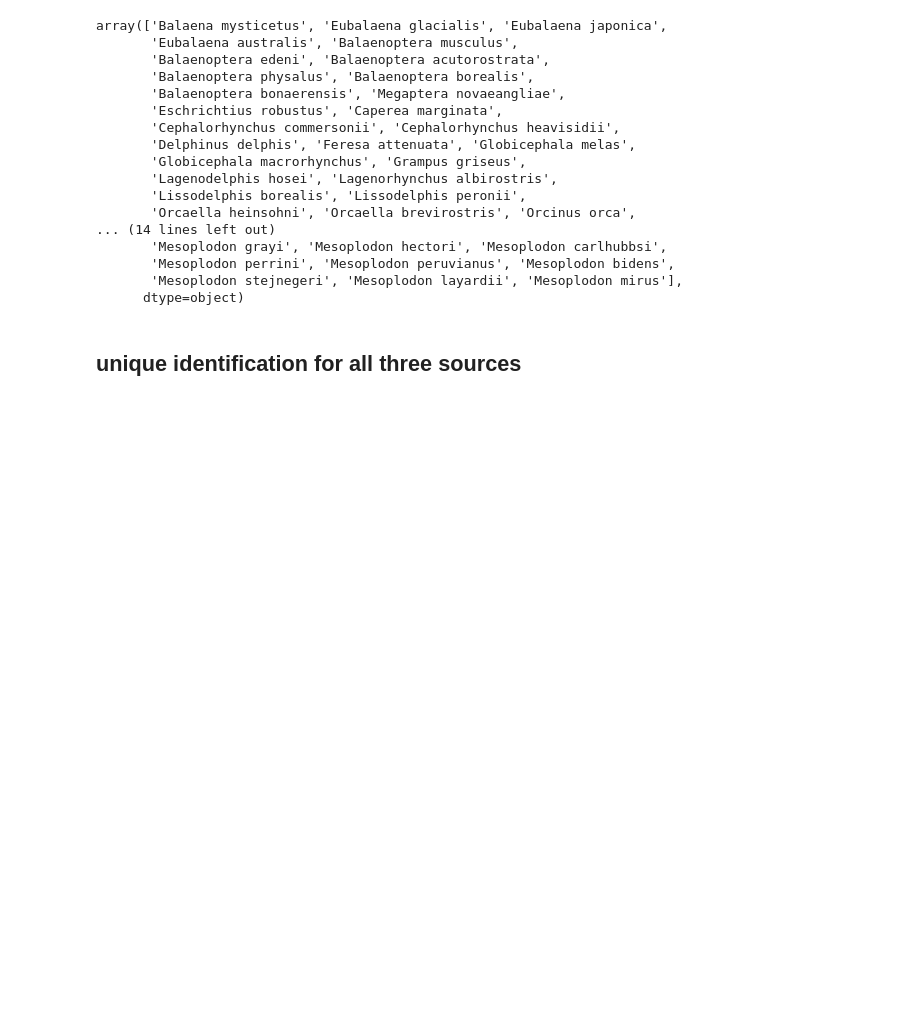
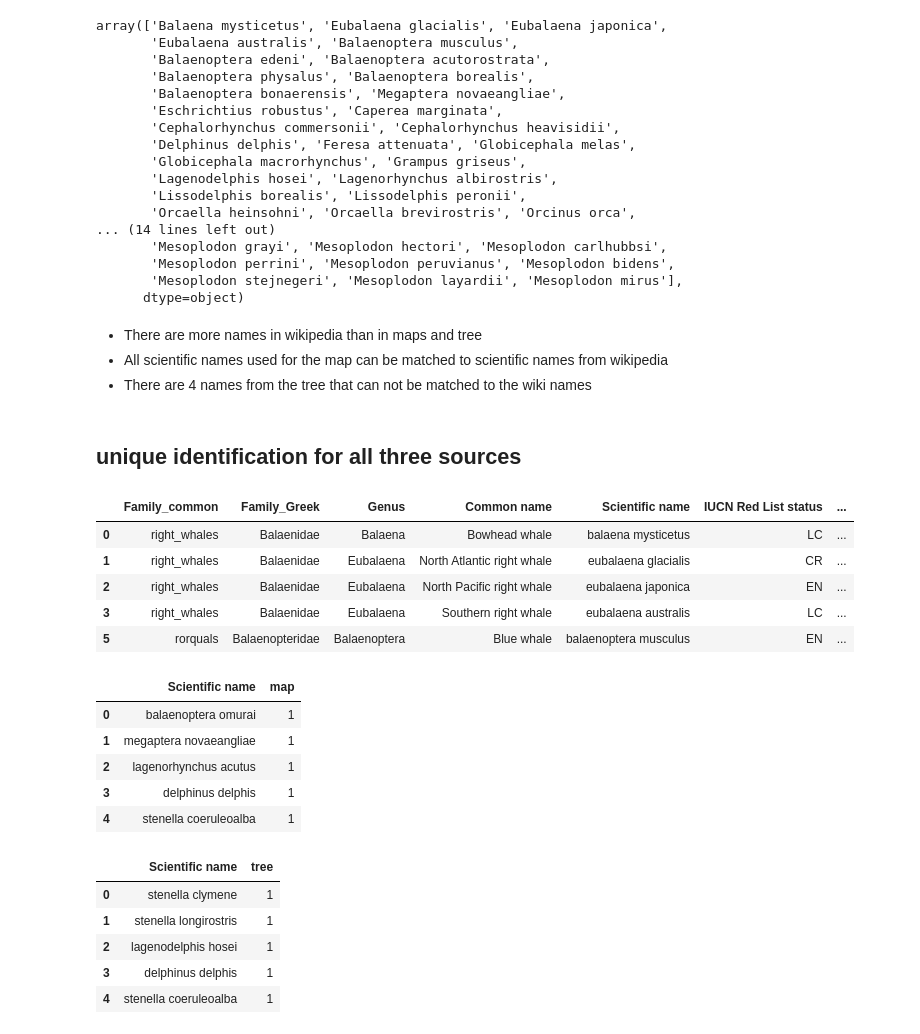
Before and after one commit to eglantine-vialaneix/WhereWereWhalesLFS, a Jupyter notebook: data_exploration.ipynb, the cells around one changed output. Saved outputs shown, nothing was run; the diff lists cells and outputs as text; code cells hidden in the pictures; blank space fills up the shorter version.

```diff
--- a/data_exploration.ipynb
+++ b/data_exploration.ipynb
@@ -186,5 +176,49 @@ array(['Balaena mysticetus', 'Eubalaena glacialis', 'Eubalaena japonica',
        'Mesoplodon perrini', 'Mesoplodon peruvianus', 'Mesoplodon bidens',
        'Mesoplodon stejnegeri', 'Mesoplodon layardii', 'Mesoplodon mirus'],
       dtype=object)
+# %% [markdown]
+- There are more names in wikipedia than in maps and tree
+- All scientific names used for the map can be matched to scientific names from wikipedia
+- There are 4 names from the tree that can not be matched to the wiki names
 # %% [markdown]
 ## unique identification for all three sources
+# %%
+wiki_df_merge = wiki_df[['Family_common', 'Family_Greek', 'Genus', 'Common name',
+       'Scientific name', 'IUCN Red List status', 'Global population estimate']].copy()
+wiki_df_merge['wiki'] = 1
+wiki_df_merge['Scientific name'] = wiki_names
+
+map_df_merge = pd.DataFrame({
+    'Scientific name': map_names,  # column with your strings
+    'map': 1        # column with all values set to True
+})
+
+tree_names = list(map(lambda x: x.lower(), list(tree_df['Scientific name'])))
+tree_df_merge = pd.DataFrame({
+    'Scientific name': tree_names,  # column with your strings
+    'tree': 1        # column with all values set to True
+})
+
+
+display(wiki_df_merge.head())
+display(map_df_merge.head())
+display(tree_df_merge.head())
+# %% [output]
+|  | Family_common | Family_Greek | Genus | Common name | Scientific name | IUCN Red List status | ... |
+| 0 | right_whales | Balaenidae | Balaena | Bowhead whale | balaena mysticetus | LC | ... |
+| 1 | right_whales | Balaenidae | Eubalaena | North Atlantic right whale | eubalaena glacialis | CR | ... |
+| 2 | right_whales | Balaenidae | Eubalaena | North Pacific right whale | eubalaena japonica | EN | ... |
+| 3 | right_whales | Balaenidae | Eubalaena | Southern right whale | eubalaena australis | LC | ... |
+| 5 | rorquals | Balaenopteridae | Balaenoptera | Blue whale | balaenoptera musculus | EN | ... |
+|  | Scientific name | map |
+| 0 | balaenoptera omurai | 1 |
+| 1 | megaptera novaeangliae | 1 |
+| 2 | lagenorhynchus acutus | 1 |
+| 3 | delphinus delphis | 1 |
+| 4 | stenella coeruleoalba | 1 |
+|  | Scientific name | tree |
+| 0 | stenella clymene | 1 |
+| 1 | stenella longirostris | 1 |
+| 2 | lagenodelphis hosei | 1 |
+| 3 | delphinus delphis | 1 |
+| 4 | stenella coeruleoalba | 1 |
```
Also changed, not shown: parts of 4 cells of this notebook, 13 other files.
